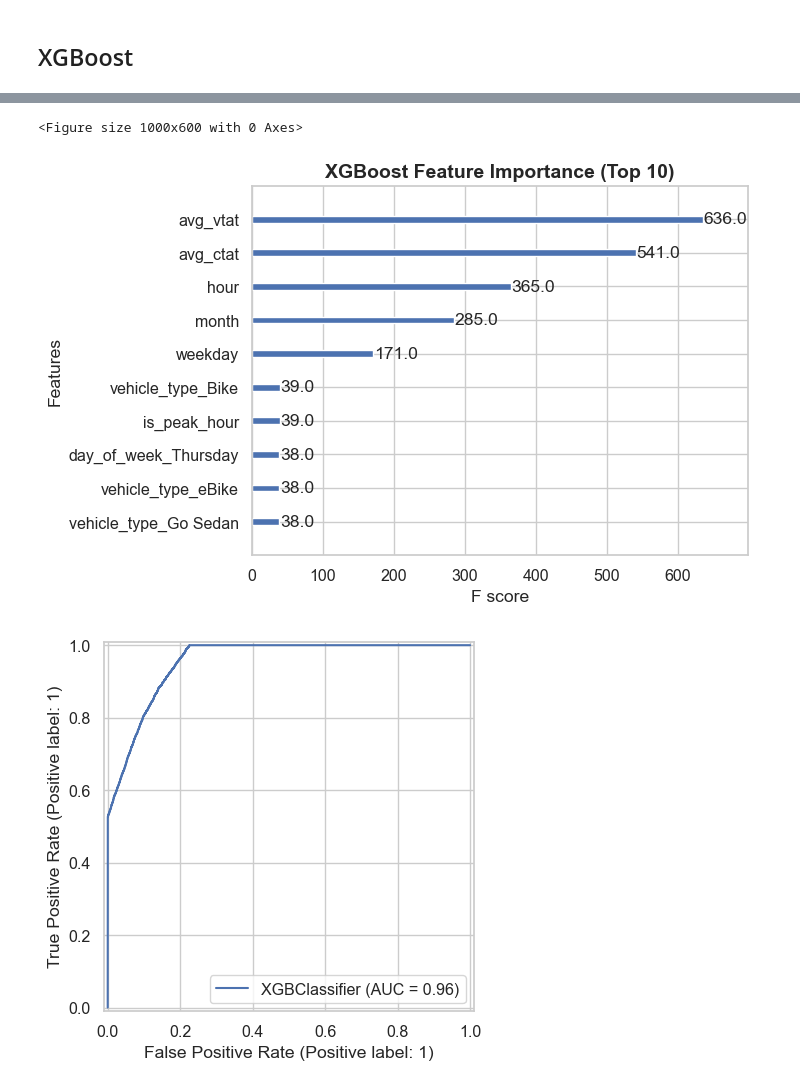
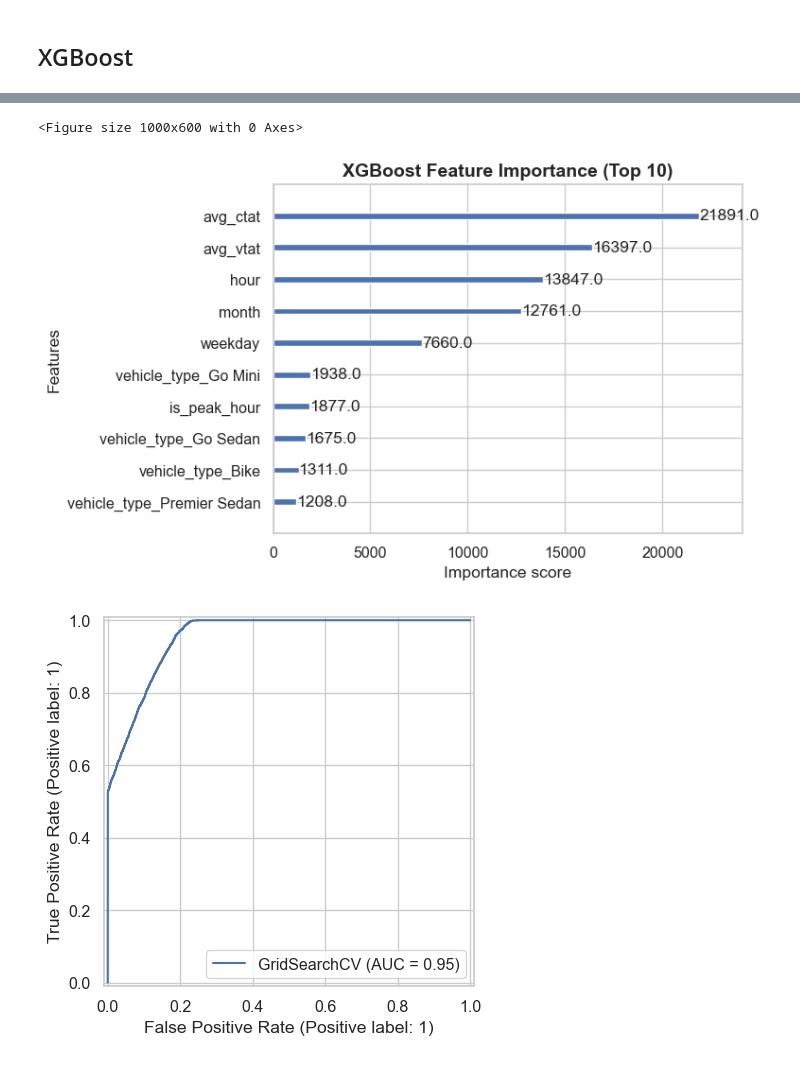
Before and after one commit to Shublytics/uber-ride-cancellation-prediction, a Jupyter notebook: Uber_rides_cancellation_pred.ipynb, the cells around one changed output, grey strips where cells are left out. Drawn from its saved outputs; the diff is of its cells as text; code cells hidden in the pictures.

```diff
--- a/Uber_rides_cancellation_pred.ipynb
+++ b/Uber_rides_cancellation_pred.ipynb
@@ -887,7 +928,7 @@ print(importances)
 # %% [markdown]
 ## XGBoost
 # %%
-# 1. Initialize XGBoost & fit on training data
+# 1. Initialize XGBoost
 
 # scale_pos_weight = total_negatives / total_positives (useful for imbalanced datasets)
 xgb = XGBClassifier(
@@ -898,5 +939,3 @@ xgb = XGBClassifier(
     random_state=42,
     n_jobs=-1
 )
-
-xgb.fit(X_train_scaled, y_train)
@@ -914,0 +942,19 @@ XGBClassifier(base_score=None, booster=None, callbacks=None,
+# %%
+# Setting parameters & scoring for grid search
+cv_params = {
+    'max_depth': [50],
+    'min_child_weight': [1],
+    'min_samples_split': [3],
+    'learning_rate': [0.3],
+    'n_estimators': [100],
+    'max_features': ['log2']
+}
+
+scoring= ['accuracy','precision','recall','f1']
+# %%
+# Initiate Grid Search
+xgb_cv= GridSearchCV(xgb, cv_params, scoring= scoring, cv = 5, refit= 'f1')
+# %%
+%%time
+# fit on training data
+xgb_cv.fit(X_train_scaled, y_train)
@@ -939,16 +1024,17 @@ Confusion Matrix:
 # %%
 # 3. Feature Importance & ROC Curve
 plt.figure(figsize=(10,6))
-plot_importance(xgb.get_booster(), max_num_features=10)
+plot_importance(xgb_cv.best_estimator_, max_num_features=10)
 plt.title("XGBoost Feature Importance (Top 10)", fontsize=14, weight='bold')
 plt.show()
 
-RocCurveDisplay.from_estimator(xgb, X_test_scaled, y_test)
+RocCurveDisplay.from_estimator(xgb_cv, X_test_scaled, y_test)
+
 plt.show()
 # %% [output]
 <Figure size 1000x600 with 0 Axes>
-[figure, old version]
+[figure, new version]
-[figure, old version]
+[figure, new version]
 # %% [markdown]
 ### 📊 Model Comparison Summary
 
```
Also changed, not shown: parts of 68 cells of this notebook.
